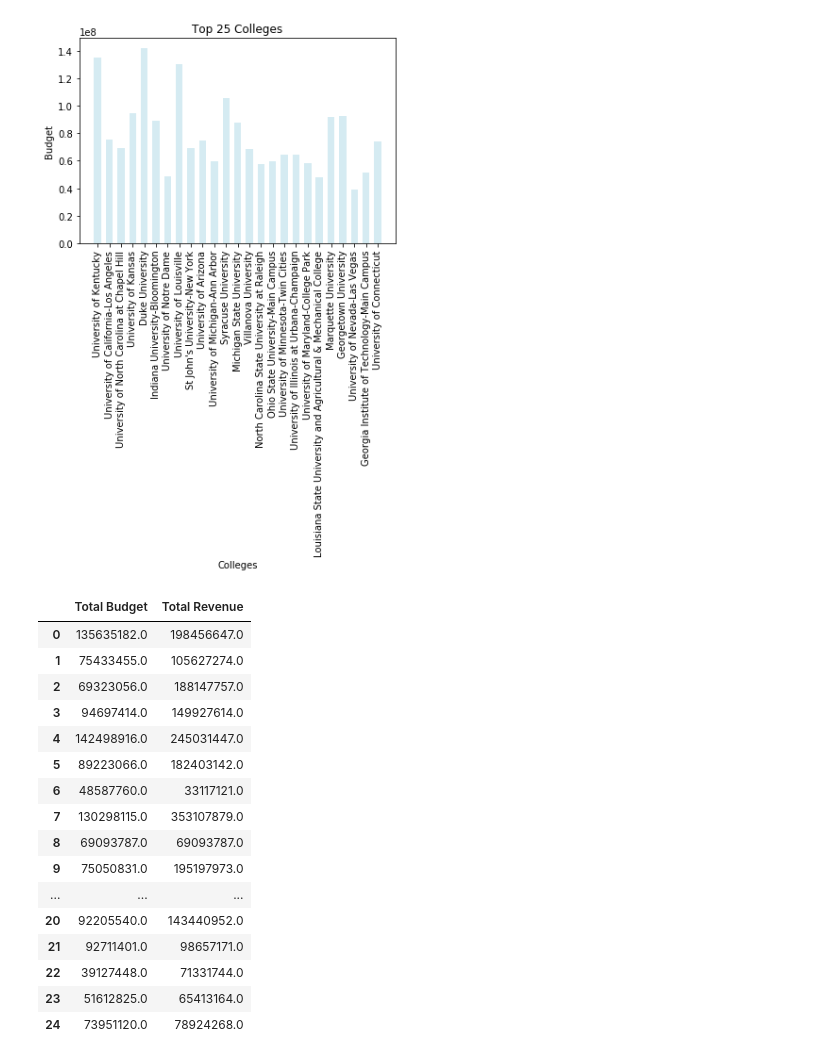
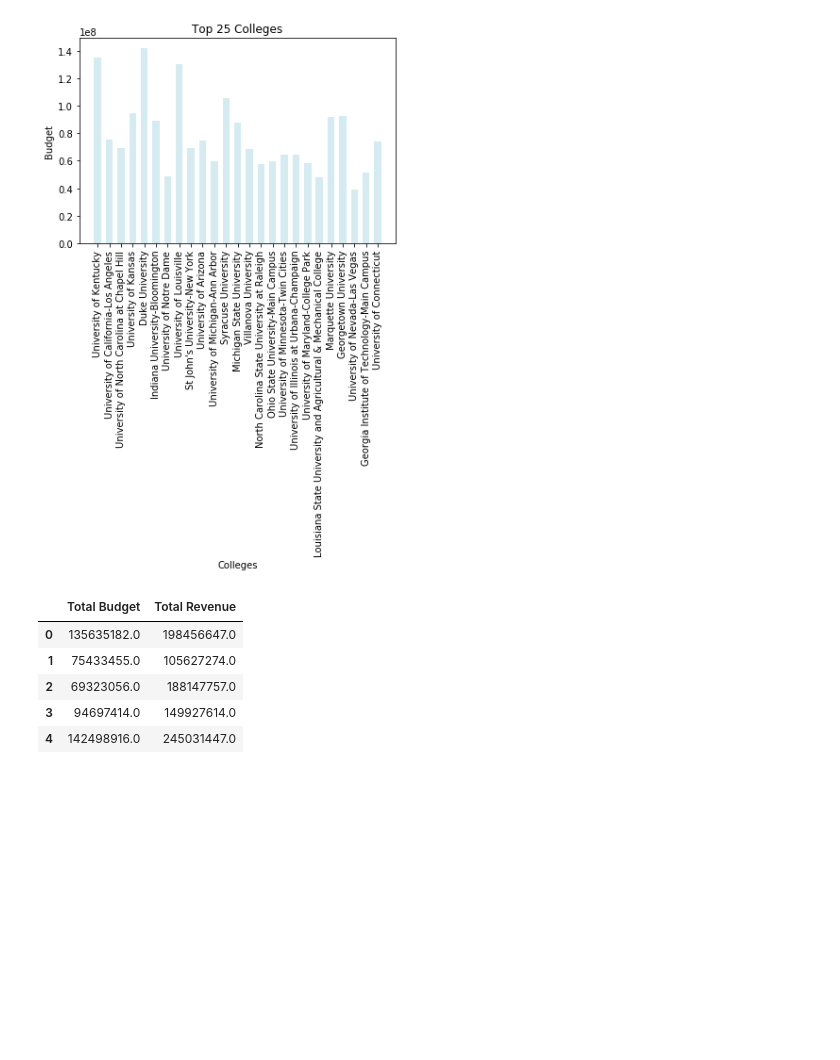
Before and after one commit to reedkm/project_one, a Jupyter notebook: player_heatmap.ipynb, the cells around one changed output. Cells and saved outputs as stored; diff of their text form; code cells hidden in the pictures; blank space fills up the shorter version.

```diff
--- a/player_heatmap.ipynb
+++ b/player_heatmap.ipynb
@@ -371,21 +301,10 @@ plt.bar(width, budget, color='lightblue', alpha=0.5, align="center", width=3)
 # %%
-df = top_25_college_budget_merged.loc[:, 'Total Budget':'Total Revenue']
-df
+df = top_25_college_budget_merged.loc[:, 'Total Budget':'Total Revenue'].copy()
+df.head()
 # %% [output]
 |  | Total Budget | Total Revenue |
 | 0 | 135635182.0 | 198456647.0 |
 | 1 | 75433455.0 | 105627274.0 |
 | 2 | 69323056.0 | 188147757.0 |
 | 3 | 94697414.0 | 149927614.0 |
 | 4 | 142498916.0 | 245031447.0 |
-| 5 | 89223066.0 | 182403142.0 |
-| 6 | 48587760.0 | 33117121.0 |
-| 7 | 130298115.0 | 353107879.0 |
-| 8 | 69093787.0 | 69093787.0 |
-| 9 | 75050831.0 | 195197973.0 |
-| ... | ... | ... |
-| 20 | 92205540.0 | 143440952.0 |
-| 21 | 92711401.0 | 98657171.0 |
-| 22 | 39127448.0 | 71331744.0 |
-| 23 | 51612825.0 | 65413164.0 |
-| 24 | 73951120.0 | 78924268.0 |
```
Also changed, not shown: parts of 28 cells of this notebook.
